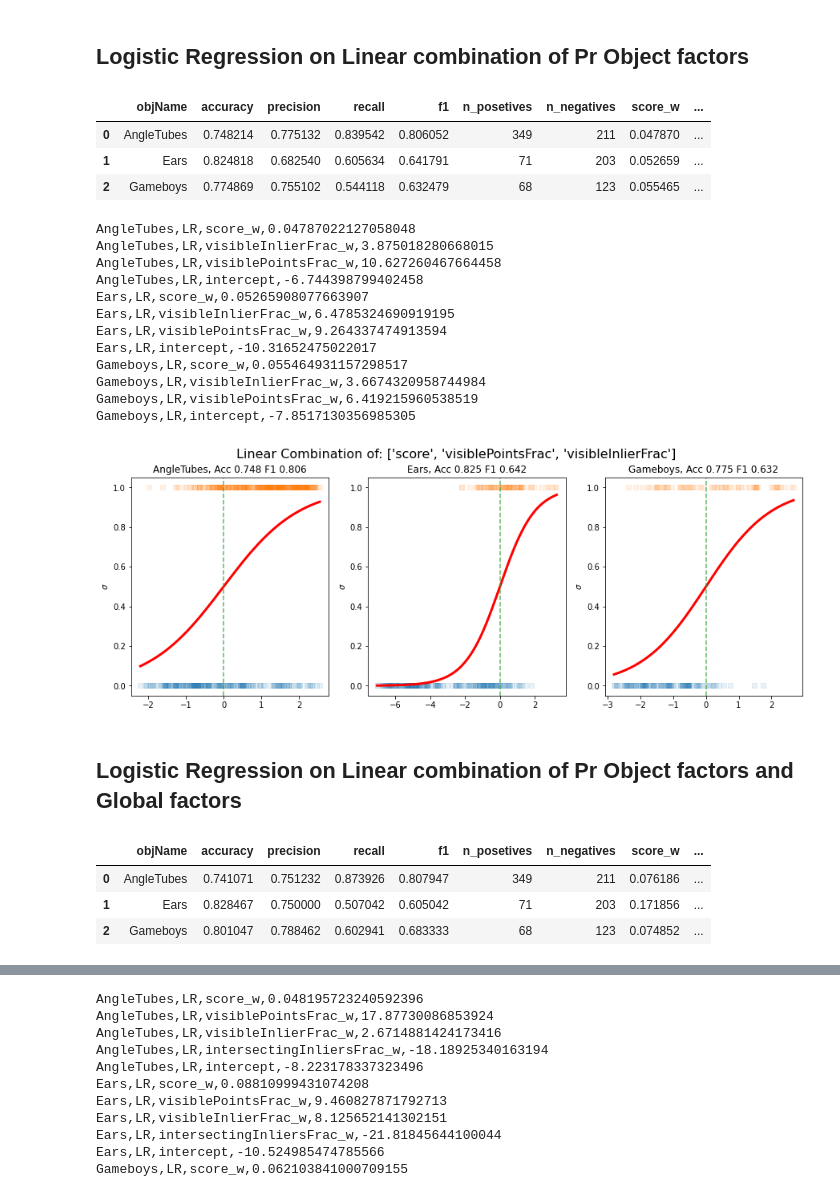
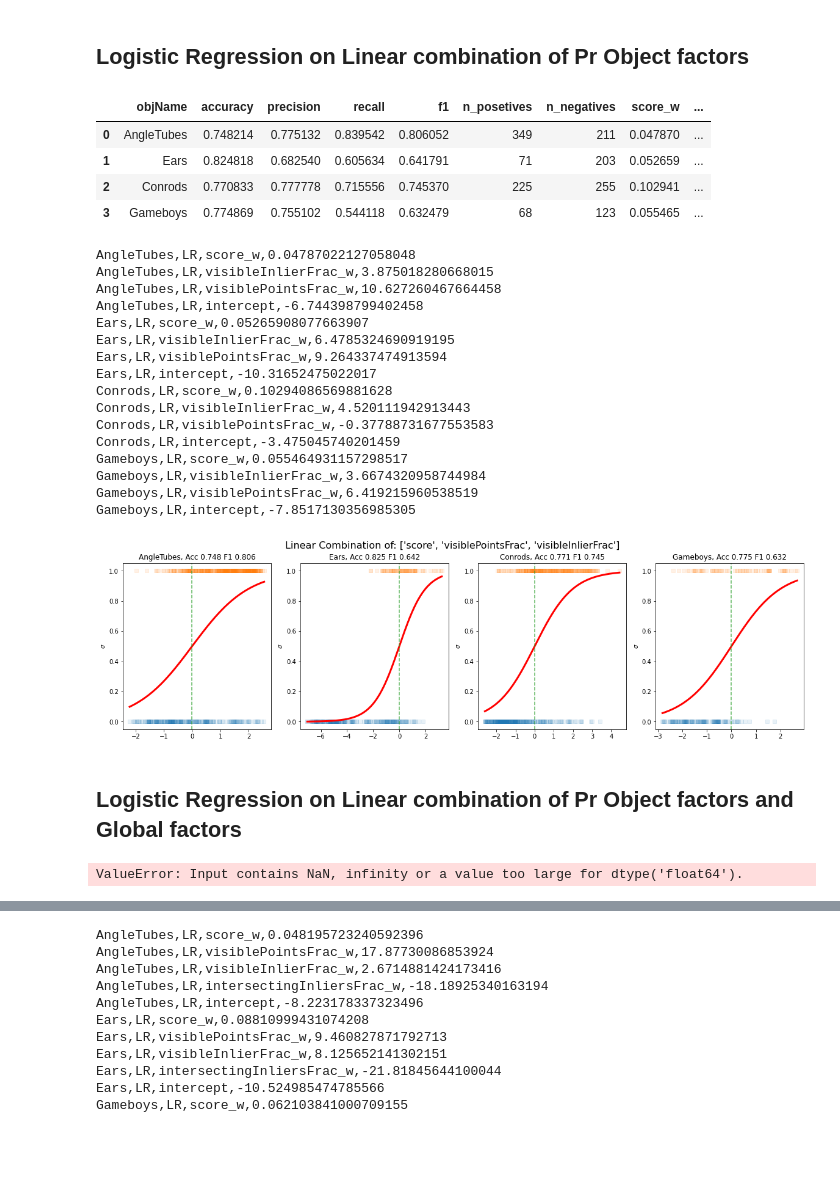
Before and after one commit to Jensbeltman/masterRepo, a Jupyter notebook: scripts/dataset_logistic_regression.ipynb, the cells around one changed output, grey strips where cells are left out. Drawn from its saved outputs; the diff is of its cells as text; code cells hidden in the pictures; blank space fills up the shorter version.

```diff
--- a/scripts/dataset_logistic_regression.ipynb
+++ b/scripts/dataset_logistic_regression.ipynb
@@ -74,7 +85,7 @@ def get_data_for_logistic_regression(df,objects,factors,normalize_factors=True):
 
     return X, y
 
-def binary_logistic_regession_individual_factors(df,objects = ["AngleTubes","Ears","Gameboys"], factors= ["scoreFrac","visibleInlierFrac","visiblePointsFrac"],normalize_factors=True):
+def binary_logistic_regession_individual_factors(df,objects = ["AngleTubes","Ears","Conrods","Gameboys"], factors= ["scoreFrac","visibleInlierFrac","visiblePointsFrac"],normalize_factors=True):
     objects = makeList(objects)
     factors = makeList(factors)
     models = {}
@@ -98,7 +109,7 @@ def binary_logistic_regession_individual_factors(df,objects = ["AngleTubes","Ear
 
     return models, result_df
 
-def binary_logistic_regession(df,objects = ["AngleTubes","Ears","Gameboys"], factors= ["scoreFrac","visibleInlierFrac","visiblePointsFrac"],normalize_factors=True):
+def binary_logistic_regession(df,objects = ["AngleTubes","Ears","Conrods","Gameboys"], factors= ["scoreFrac","visibleInlierFrac","visiblePointsFrac"],normalize_factors=True):
     objects = makeList(objects)
     factors = makeList(factors)
     models = {}
@@ -129,7 +140,7 @@ def binary_logistic_regession(df,objects = ["AngleTubes","Ears","Gameboys"], fac
 
 
 
-def logistic_regression_plots_individual_factors(df,object_names = ["AngleTubes","Ears","Gameboys"], factors= ["scoreFrac","visibleInlierFrac","visiblePointsFrac"],normalize_factors=True):
+def logistic_regression_plots_individual_factors(df,object_names = ["AngleTubes","Ears","Conrods","Gameboys"], factors= ["scoreFrac","visibleInlierFrac","visiblePointsFrac"],normalize_factors=True):
     n_objects = len(object_names)
     n_factors = len(factors)
     models = {}
@@ -151,7 +162,7 @@ def logistic_regression_plots_individual_factors(df,object_names = ["AngleTubes"
 
             sigmoid_x = np.linspace(np.min(X_transformed,axis=0), np.max(X_transformed,axis=0), 500)
             sigmoid_y = sigmoid(sigmoid_x).ravel()
-            ax.plot(sigmoid_x, sigmoid_y, color='red', linewidth=3)
+            ax.plot(sigmoid_x, sigmoid_y.ravel(), color='red', linewidth=3)
             ax.scatter(X_transformed, y,c=y,cmap=mpl.colors.ListedColormap(["C0","C1"]),alpha=0.1,edgecolors=None,marker='s')
 
             ax.axvline(x=0, ymin=0, ymax=1,ls='--',alpha=0.75,color="C2")
@@ -161,7 +172,7 @@ def logistic_regression_plots_individual_factors(df,object_names = ["AngleTubes"
 
     return fig,axes
 
-def logistic_regression_plots(df,object_names = ["AngleTubes","Ears","Gameboys"], factors= ["scoreFrac","visibleInlierFrac","visiblePointsFrac","penetrationInternal","intersectingInliersFrac"],normalize_factors=True):
+def logistic_regression_plots(df,object_names = ["AngleTubes","Ears","Conrods","Gameboys"], factors= ["scoreFrac","visibleInlierFrac","visiblePointsFrac","penetrationInternal","intersectingInliersFrac"],normalize_factors=True):
     n_objects = len(object_names)
     n_factors = len(factors)
     fig, axes = plt.subplots(1,n_objects,figsize=(n_objects*5,5))
@@ -223,13 +230,14 @@ plt.show()
 # %% [markdown]
 ## Logistic Regression on Linear combination of Pr Object factors
 # %%
-models, result_df = binary_logistic_regession(df,["AngleTubes","Ears","Gameboys"],["score","visiblePointsFrac","visibleInlierFrac"],normalize_factors=False)
+models, result_df = binary_logistic_regession(df,["AngleTubes","Ears","Conrods","Gameboys"],["score","visiblePointsFrac","visibleInlierFrac"],normalize_factors=False)
 result_df
 # %% [output]
 |  | objName | accuracy | precision | recall | f1 | n_posetives | n_negatives | score_w | ... |
 | 0 | AngleTubes | 0.748214 | 0.775132 | 0.839542 | 0.806052 | 349 | 211 | 0.047870 | ... |
 | 1 | Ears | 0.824818 | 0.682540 | 0.605634 | 0.641791 | 71 | 203 | 0.052659 | ... |
-| 2 | Gameboys | 0.774869 | 0.755102 | 0.544118 | 0.632479 | 68 | 123 | 0.055465 | ... |
+| 2 | Conrods | 0.770833 | 0.777778 | 0.715556 | 0.745370 | 225 | 255 | 0.102941 | ... |
+| 3 | Gameboys | 0.774869 | 0.755102 | 0.544118 | 0.632479 | 68 | 123 | 0.055465 | ... |
 # %%
 print_tuning_params(result_df,variables)
 # %% [output]
@@ -241,28 +249,29 @@ Ears,LR,score_w,0.05265908077663907
 Ears,LR,visibleInlierFrac_w,6.4785324690919195
 Ears,LR,visiblePointsFrac_w,9.264337474913594
 Ears,LR,intercept,-10.31652475022017
+Conrods,LR,score_w,0.10294086569881628
+Conrods,LR,visibleInlierFrac_w,4.520111942913443
+Conrods,LR,visiblePointsFrac_w,-0.37788731677553583
+Conrods,LR,intercept,-3.475045740201459
 Gameboys,LR,score_w,0.055464931157298517
 Gameboys,LR,visibleInlierFrac_w,3.6674320958744984
 Gameboys,LR,visiblePointsFrac_w,6.419215960538519
 Gameboys,LR,intercept,-7.8517130356985305
 # %%
-logistic_regression_plots(df,object_names = ["AngleTubes","Ears","Gameboys"], factors= ["score","visiblePointsFrac","visibleInlierFrac"],normalize_factors=False)
+logistic_regression_plots(df,object_names = ["AngleTubes","Ears","Conrods","Gameboys"], factors= ["score","visiblePointsFrac","visibleInlierFrac"],normalize_factors=False)
 plt.savefig("PrObjectLogisticRegression.pdf")
 plt.savefig("PrObjectLogisticRegression.png")
 plt.show()
 # %% [output]
-[figure, old version]
+[figure, new version]
 # %% [markdown]
 ## Logistic Regression on Linear combination of Pr Object factors and Global factors
 # %%
 variables = ["score","visiblePointsFrac","visibleInlierFrac","intersectingInliersFrac"]
-models, result_df = binary_logistic_regession(df,["AngleTubes","Ears","Gameboys"],variables,normalize_factors=False)
+models, result_df = binary_logistic_regession(df,["AngleTubes","Ears","Conrods","Gameboys"],variables,normalize_factors=False)
 result_df
 # %% [output]
-|  | objName | accuracy | precision | recall | f1 | n_posetives | n_negatives | score_w | ... |
-| 0 | AngleTubes | 0.741071 | 0.751232 | 0.873926 | 0.807947 | 349 | 211 | 0.076186 | ... |
-| 1 | Ears | 0.828467 | 0.750000 | 0.507042 | 0.605042 | 71 | 203 | 0.171856 | ... |
-| 2 | Gameboys | 0.801047 | 0.788462 | 0.602941 | 0.683333 | 68 | 123 | 0.074852 | ... |
+ValueError: Input contains NaN, infinity or a value too large for dtype('float64').
 # %%
 result_df[[s+"_w" for s in variables]+["intercept"]].mean()
 # %% [output]
```
Also changed, not shown: parts of 7 cells of this notebook.
